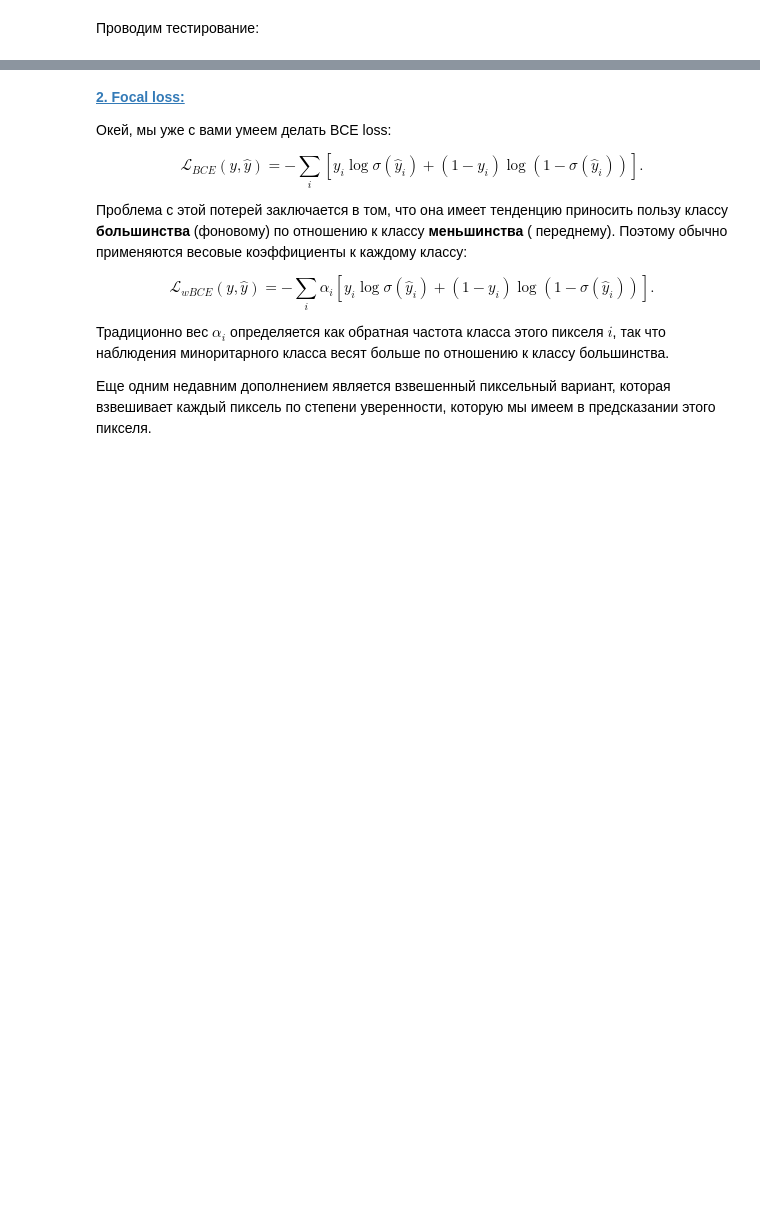
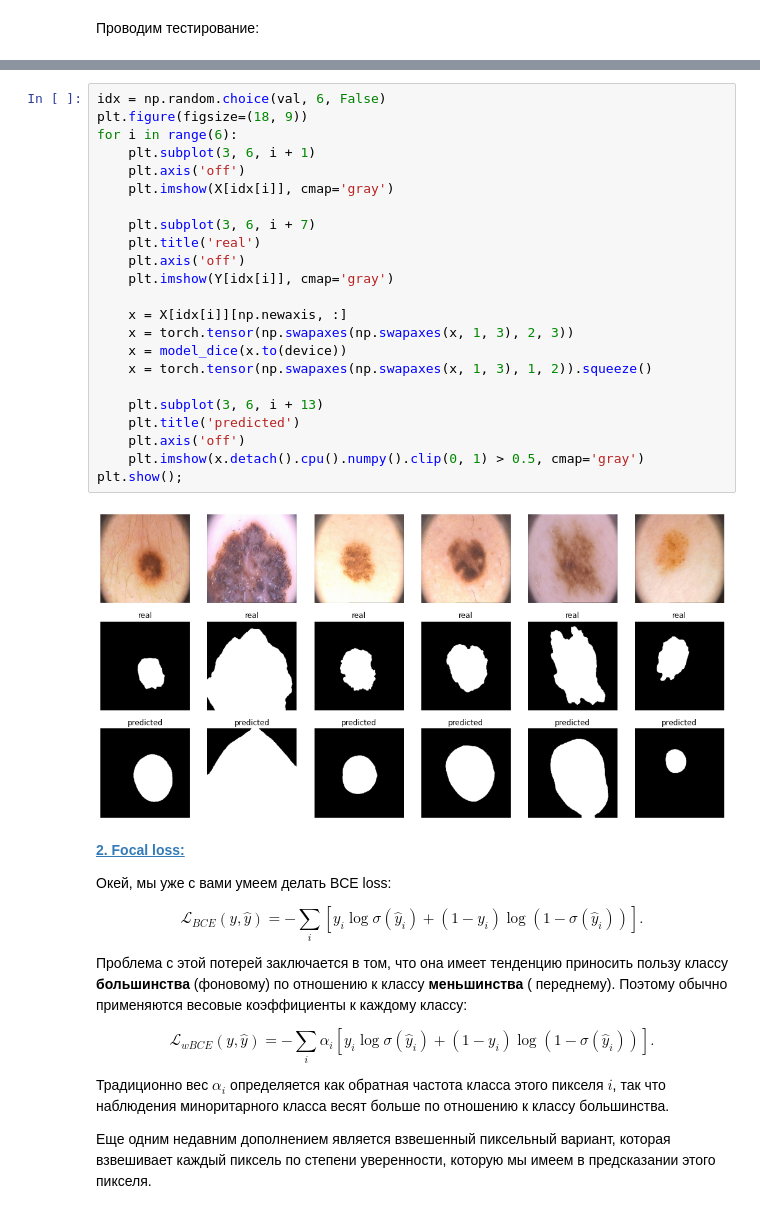
Before and after one commit to superAIyah/DL_MIPT, a Jupyter notebook: 8_Segmentation/[hw]semantic_segmentation.ipynb, the cells around one changed output, grey strips where cells are left out. Drawn from its saved outputs; the diff is of its cells as text; blank space fills up the shorter version.

```diff
--- a/8_Segmentation/[hw]semantic_segmentation.ipynb
+++ b/8_Segmentation/[hw]semantic_segmentation.ipynb
@@ -500,3 +511,28 @@ score_model(model_dice, iou_pytorch, data_val)
+# %%
+idx = np.random.choice(val, 6, False)
+plt.figure(figsize=(18, 9))
+for i in range(6):
+    plt.subplot(3, 6, i + 1)
+    plt.axis('off')
+    plt.imshow(X[idx[i]], cmap='gray')
+
+    plt.subplot(3, 6, i + 7)
+    plt.title('real')
+    plt.axis('off')
+    plt.imshow(Y[idx[i]], cmap='gray')
+
+    x = X[idx[i]][np.newaxis, :]
+    x = torch.tensor(np.swapaxes(np.swapaxes(x, 1, 3), 2, 3))
+    x = model_dice(x.to(device))
+    x = torch.tensor(np.swapaxes(np.swapaxes(x, 1, 3), 1, 2)).squeeze()
+
+    plt.subplot(3, 6, i + 13)
+    plt.title('predicted')
+    plt.axis('off')
+    plt.imshow(x.detach().cpu().numpy().clip(0, 1) > 0.5, cmap='gray')
+plt.show();
+# %% [output]
+[figure, added]
 # %% [markdown]
 [**2. Focal loss:**](https://arxiv.org/pdf/1708.02002.pdf)
 
```
Also changed, not shown: parts of 15 cells of this notebook.
